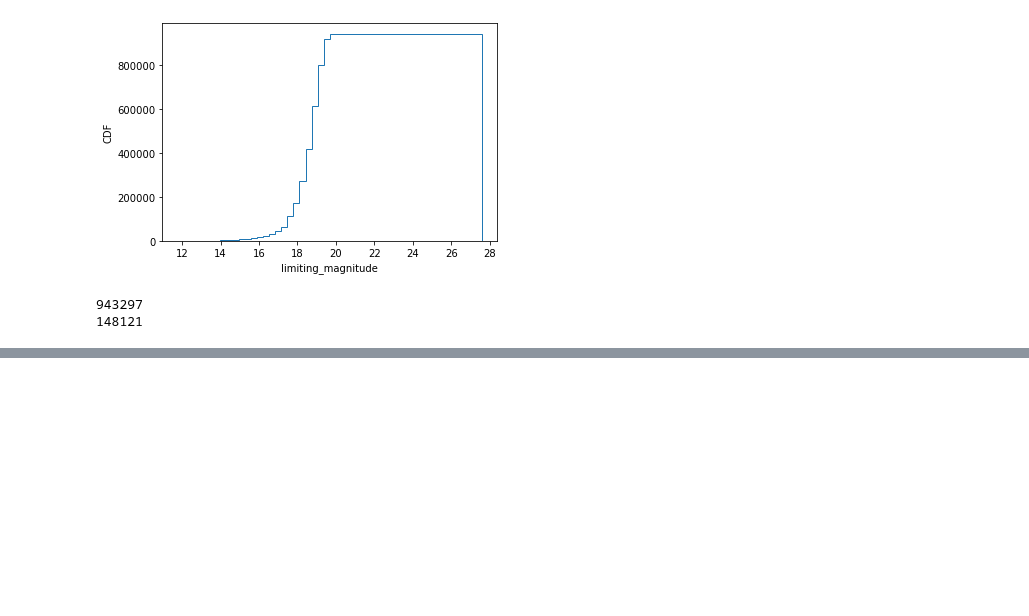
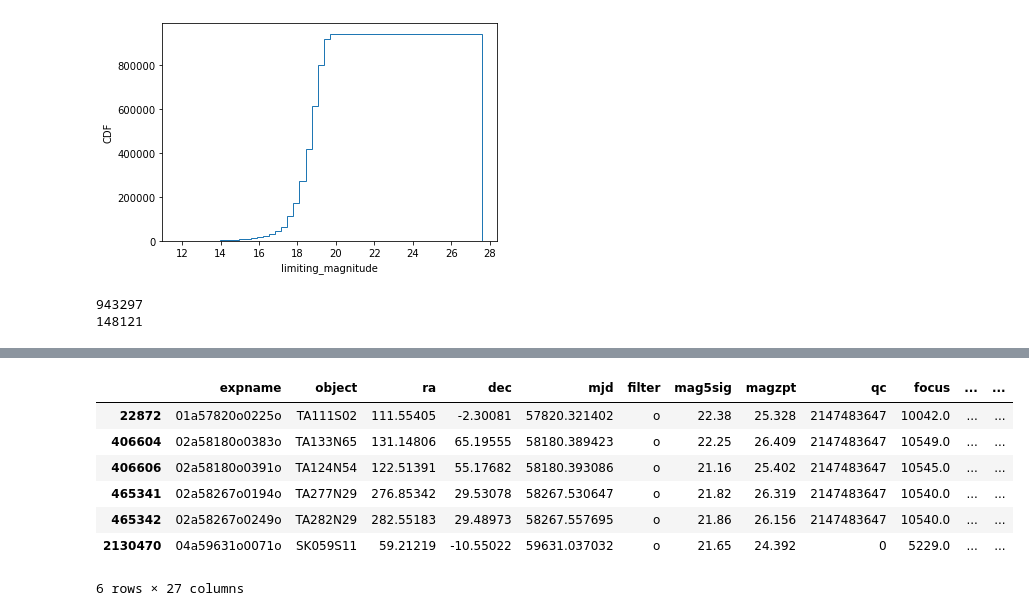
Before and after one commit to jrob93/atlas-phase-curves, a Jupyter notebook: atlas-phase-curves/limiting_magnitude/limiting_magnitude_analysis.ipynb, the cells around one changed output, grey strips where cells are left out. Cells and saved outputs as stored; diff of their text form; code cells hidden in the pictures; blank space fills up the shorter version.

```diff
--- a/atlas-phase-curves/limiting_magnitude/limiting_magnitude_analysis.ipynb
+++ b/atlas-phase-curves/limiting_magnitude/limiting_magnitude_analysis.ipynb
@@ -84,0 +145,11 @@ print(len(df_data[df_data["limiting_magnitude"]<18]))
+# %%
+df_atlas[df_atlas["mag5sig"]>21]
+# %% [output]
+|  | expname | object | ra | dec | mjd | filter | mag5sig | magzpt | qc | focus | ... | ... |
+| 22872 | 01a57820o0225o | TA111S02 | 111.55405 | -2.30081 | 57820.321402 | o | 22.38 | 25.328 | 2147483647 | 10042.0 | ... | ... |
+| 406604 | 02a58180o0383o | TA133N65 | 131.14806 | 65.19555 | 58180.389423 | o | 22.25 | 26.409 | 2147483647 | 10549.0 | ... | ... |
+| 406606 | 02a58180o0391o | TA124N54 | 122.51391 | 55.17682 | 58180.393086 | o | 21.16 | 25.402 | 2147483647 | 10545.0 | ... | ... |
+| 465341 | 02a58267o0194o | TA277N29 | 276.85342 | 29.53078 | 58267.530647 | o | 21.82 | 26.319 | 2147483647 | 10540.0 | ... | ... |
+| 465342 | 02a58267o0249o | TA282N29 | 282.55183 | 29.48973 | 58267.557695 | o | 21.86 | 26.156 | 2147483647 | 10540.0 | ... | ... |
+| 2130470 | 04a59631o0071o | SK059S11 | 59.21219 | -10.55022 | 59631.037032 | o | 21.65 | 24.392 | 0 | 5229.0 | ... | ... |
+6 rows × 27 columns
```
Also changed, not shown: parts of 9 cells of this notebook.
